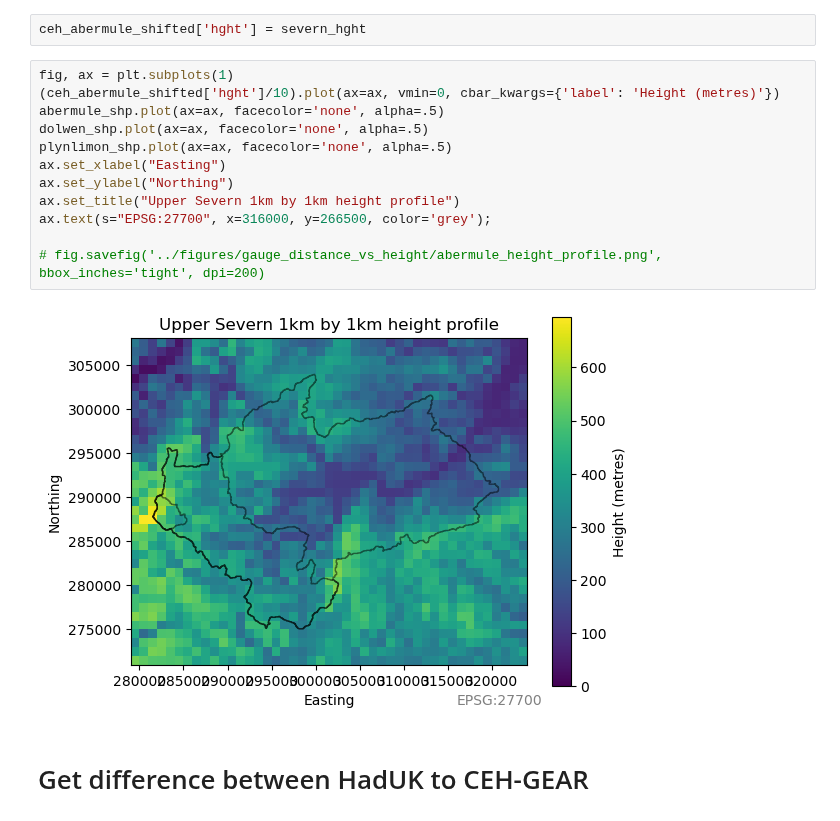
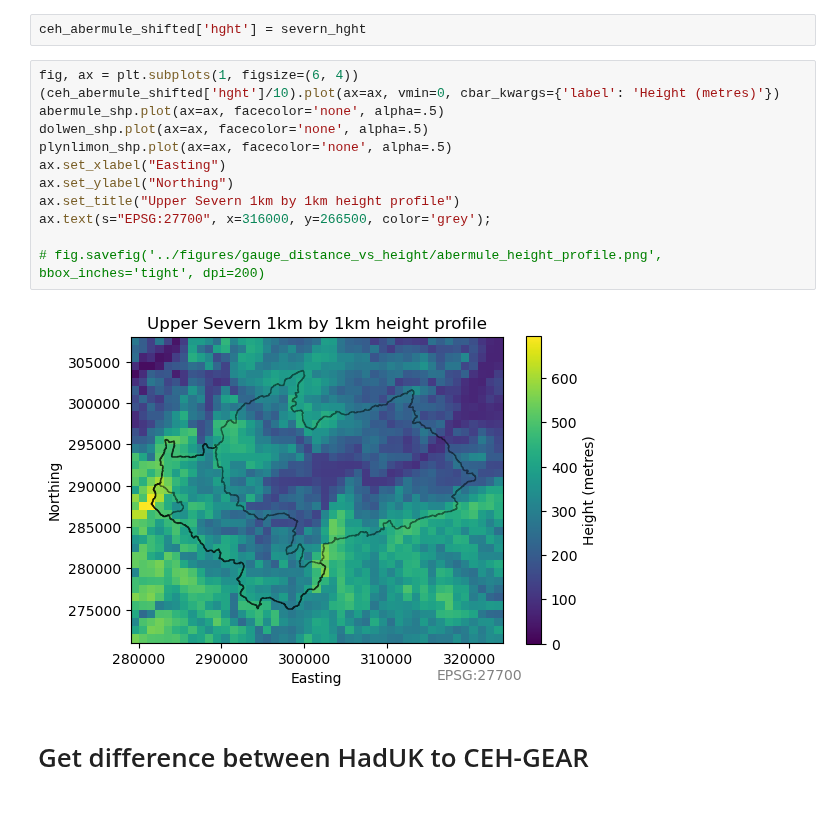
Before and after one commit to Thomasjkeel/FDRI-comparing-rainfall-data-in-upper-severn, a Jupyter notebook: notebooks/compare_gauge_dist_and_height.ipynb, the cells around one changed output. Drawn from its saved outputs; the diff is of its cells as text.

```diff
--- a/notebooks/compare_gauge_dist_and_height.ipynb
+++ b/notebooks/compare_gauge_dist_and_height.ipynb
@@ -85,19 +85,19 @@ ceh_abermule_shifted = coerse_data_into_haduk_format(ceh_abermule, offset=500, x
 # %%
 ceh_abermule_shifted['hght'] = severn_hght
 # %%
-fig, ax = plt.subplots(1)
+fig, ax = plt.subplots(1, figsize=(6, 4))
 (ceh_abermule_shifted['hght']/10).plot(ax=ax, vmin=0, cbar_kwargs={'label': 'Height (metres)'})
 abermule_shp.plot(ax=ax, facecolor='none', alpha=.5)
 dolwen_shp.plot(ax=ax, facecolor='none', alpha=.5)
 plynlimon_shp.plot(ax=ax, facecolor='none', alpha=.5)
 ax.set_xlabel("Easting")
 ax.set_ylabel("Northing")
 ax.set_title("Upper Severn 1km by 1km height profile")
 ax.text(s="EPSG:27700", x=316000, y=266500, color='grey');
 
 # fig.savefig('../figures/gauge_distance_vs_height/abermule_height_profile.png', bbox_inches='tight', dpi=200)
 # %% [output]
-[figure, old version]
+[figure, new version]
 # %% [markdown]
 # Get difference between HadUK to CEH-GEAR
 # %%
```
Also changed, not shown: 1 other file.
